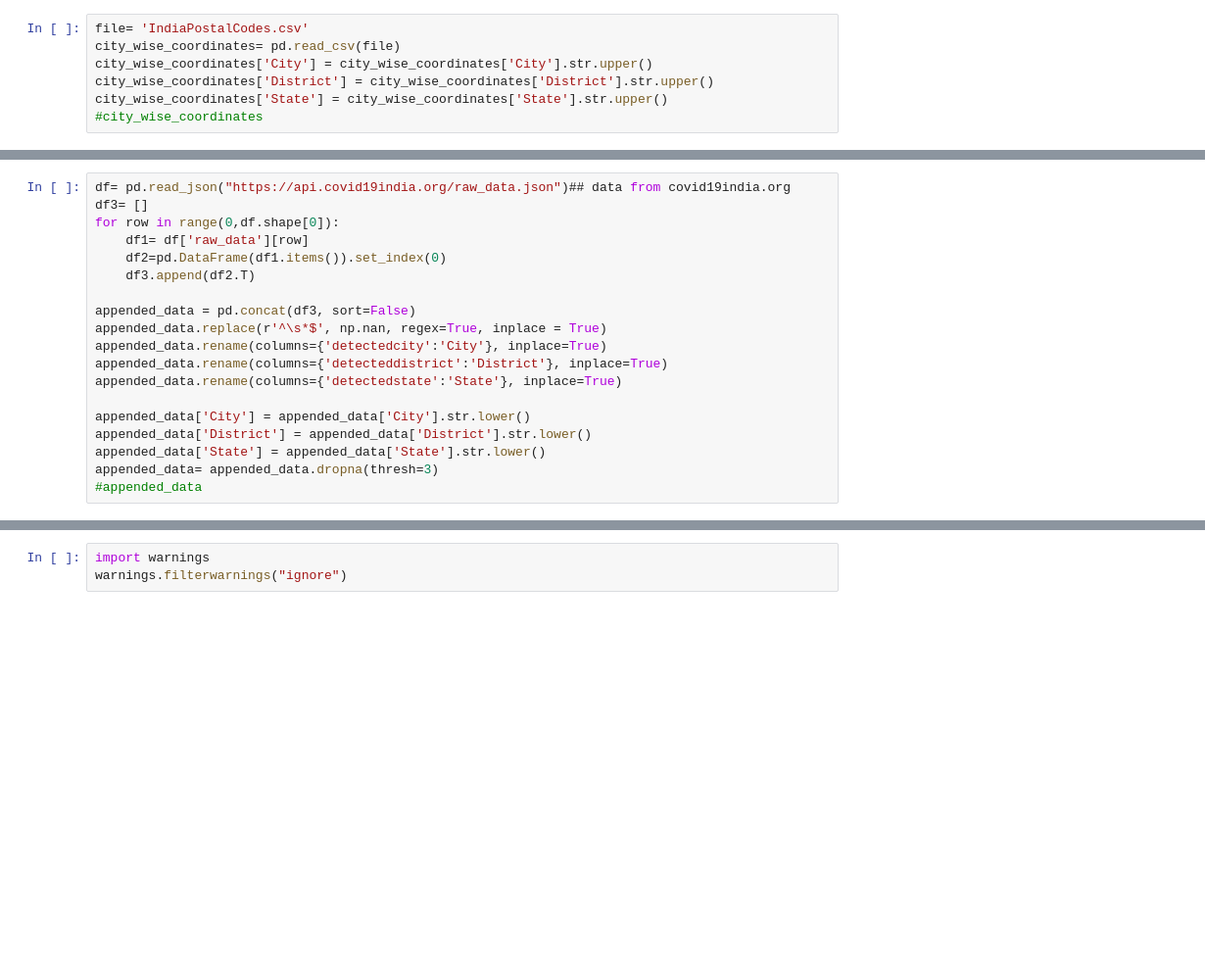
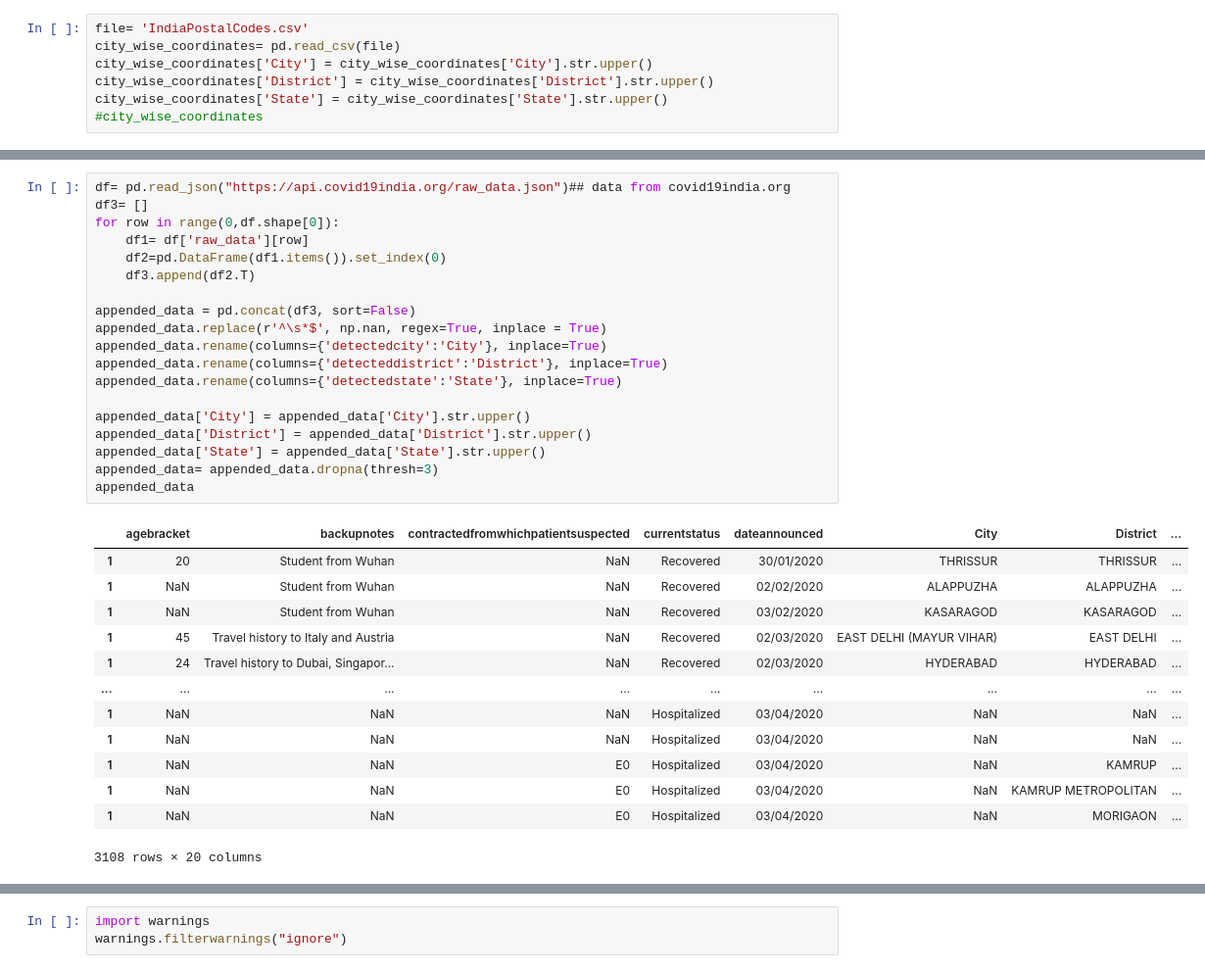
Before and after one commit to punit0087/Covid19India.Org-Tracker, a Jupyter notebook: Covid19IndiaTracker.ipynb, the cells around one changed output, grey strips where cells are left out. Shown at 98% size. Cells and saved outputs as stored; diff of their text form; blank space fills up the shorter version.

```diff
--- a/Covid19IndiaTracker.ipynb
+++ b/Covid19IndiaTracker.ipynb
@@ -75,22 +93,36 @@ district_wise_data_geonames= district_wise_pin_states.merge(district_wise_lat_ln
 # %%
 df= pd.read_json("https://api.covid19india.org/raw_data.json")## data from covid19india.org
 df3= []
 for row in range(0,df.shape[0]):
     df1= df['raw_data'][row]
     df2=pd.DataFrame(df1.items()).set_index(0)
     df3.append(df2.T)
 
 appended_data = pd.concat(df3, sort=False)
 appended_data.replace(r'^\s*$', np.nan, regex=True, inplace = True)
 appended_data.rename(columns={'detectedcity':'City'}, inplace=True)
 appended_data.rename(columns={'detecteddistrict':'District'}, inplace=True)
 appended_data.rename(columns={'detectedstate':'State'}, inplace=True)
 
-appended_data['City'] = appended_data['City'].str.lower()
-appended_data['District'] = appended_data['District'].str.lower()
-appended_data['State'] = appended_data['State'].str.lower()
+appended_data['City'] = appended_data['City'].str.upper()
+appended_data['District'] = appended_data['District'].str.upper()
+appended_data['State'] = appended_data['State'].str.upper()
 appended_data= appended_data.dropna(thresh=3)
-#appended_data
+appended_data
+# %% [output]
+|  | agebracket | backupnotes | contractedfromwhichpatientsuspected | currentstatus | dateannounced | City | District | ... |
+| 1 | 20 | Student from Wuhan | NaN | Recovered | 30/01/2020 | THRISSUR | THRISSUR | ... |
+| 1 | NaN | Student from Wuhan | NaN | Recovered | 02/02/2020 | ALAPPUZHA | ALAPPUZHA | ... |
+| 1 | NaN | Student from Wuhan | NaN | Recovered | 03/02/2020 | KASARAGOD | KASARAGOD | ... |
+| 1 | 45 | Travel history to Italy and Austria | NaN | Recovered | 02/03/2020 | EAST DELHI (MAYUR VIHAR) | EAST DELHI | ... |
+| 1 | 24 | Travel history to Dubai, Singapor... | NaN | Recovered | 02/03/2020 | HYDERABAD | HYDERABAD | ... |
+| ... | ... | ... | ... | ... | ... | ... | ... | ... |
+| 1 | NaN | NaN | NaN | Hospitalized | 03/04/2020 | NaN | NaN | ... |
+| 1 | NaN | NaN | NaN | Hospitalized | 03/04/2020 | NaN | NaN | ... |
+| 1 | NaN | NaN | E0 | Hospitalized | 03/04/2020 | NaN | KAMRUP | ... |
+| 1 | NaN | NaN | E0 | Hospitalized | 03/04/2020 | NaN | KAMRUP METROPOLITAN | ... |
+| 1 | NaN | NaN | E0 | Hospitalized | 03/04/2020 | NaN | MORIGAON | ... |
+3108 rows × 20 columns
 # %%
 district_wise_counts= appended_data.groupby('District').agg({'patientnumber': 'count'})
 district_wise_counts.rename(columns={'patientnumber':'d_patient_counts'}, inplace=True)
```
Also changed, not shown: parts of 5 cells of this notebook.
